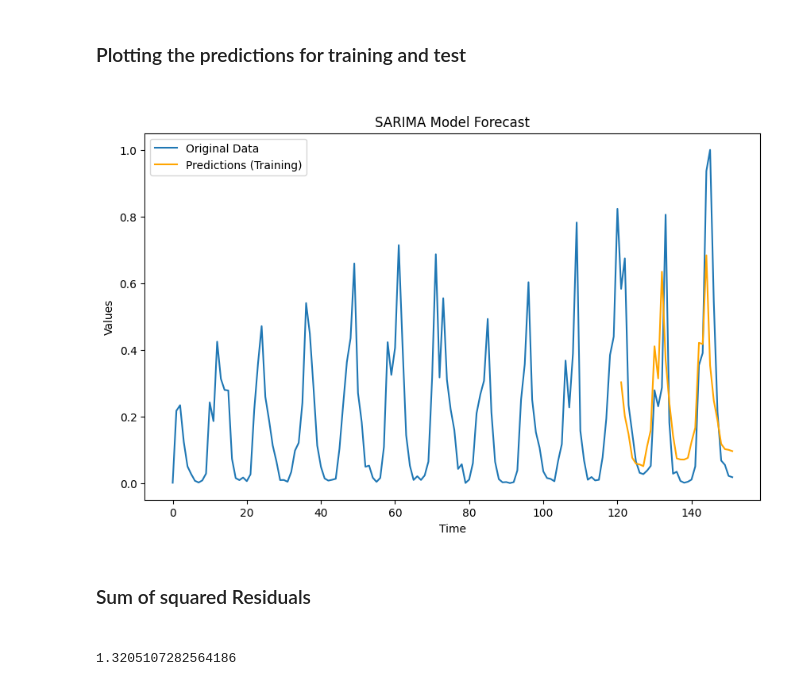
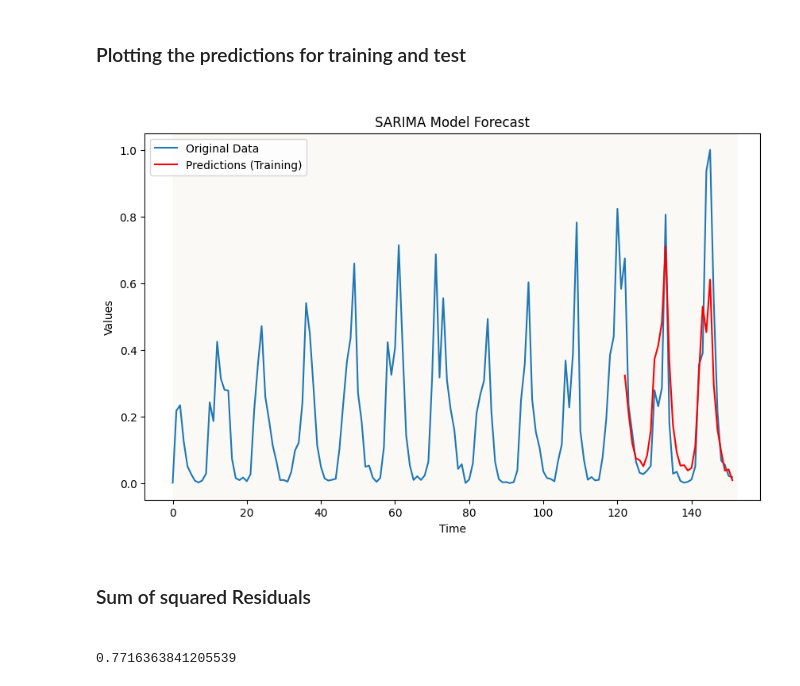
Before and after one commit to perviz822/amazon_stock_price_predictor, a Jupyter notebook: sarima.ipynb, the cells around one changed output. Drawn from its saved outputs; the diff is of its cells as text; code cells hidden in the pictures.

```diff
--- a/sarima.ipynb
+++ b/sarima.ipynb
@@ -53,11 +53,11 @@ print(len(series))
 # Create a pandas Series from the list
 data = series[:107]
 # Define the SARIMA model
-model = SARIMAX(data, order=(1, 1, 1), seasonal_order=(1, 1, 1, 12))
+model = SARIMAX(data, order=(2, 1, 2), seasonal_order=(3, 1, 3, 12))
 # Fit the model
 results = model.fit(disp=False)
 # Generate predictions for training dataset
-predictions_train = results.get_prediction(start=121, end=len(series)-1)
+predictions_train = results.get_prediction(start=122, end=len(series)-1)
 pred_values_train = predictions_train.predicted_mean
 confidence_intervals_train = predictions_train.conf_int()
 # Generate predictions for future steps
@@ -70,18 +70,21 @@ forecast_values = forecast.predicted_mean
 # %%
 plt.figure(figsize=(10, 6))
 plt.plot(series, label='Original Data')
-plt.plot(range(121,152),pred_values_train, label='Predictions (Training)', color='orange')
+plt.plot(range(122,152),pred_values_train, label='Predictions (Training)', color='red')
 
 plt.legend()
 plt.title('SARIMA Model Forecast')
 plt.xlabel('Time')
 plt.ylabel('Values')
+
+
+plt.axvspan(xmin=0,xmax=152,color='#FAF9F6')
 plt.show()
 # %% [output]
-[figure, old version]
+[figure, new version]
 # %% [markdown]
 <h3> Sum of squared Residuals <h3>
 # %%
-print(np.sum(   (pred_values_train-series[121:].flatten())**2 )  )
+print(np.sum(   (pred_values_train-series[122:].flatten())**2  )  )
 # %% [output]
-1.3205107282564186
+0.7716363841205539
```
Also changed, not shown: 2 other files.
